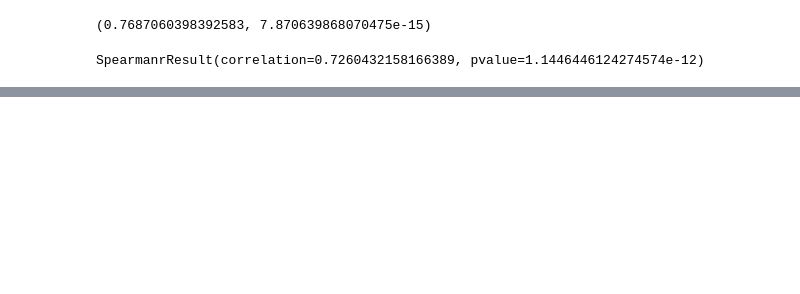
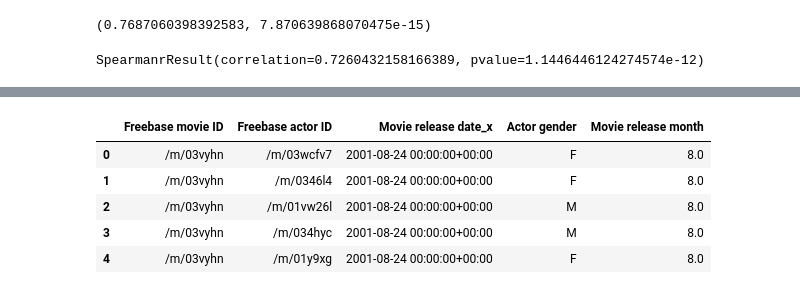
Before and after one commit to aristo6253/CS-401-ADAknow-Milestone2, a Jupyter notebook: Gender_analysis_movie_char.ipynb, the cells around one changed output, grey strips where cells are left out. Saved outputs shown, nothing was run; the diff lists cells and outputs as text; code cells hidden in the pictures; blank space fills up the shorter version.

```diff
--- a/Gender_analysis_movie_char.ipynb
+++ b/Gender_analysis_movie_char.ipynb
@@ -450,0 +484,5 @@ After the year 1941, as shown on the above graph, the reverse is shown. There is
+# %%
+#Make a dataframe with the movie release date and the actor gender
+gender_month = char_movie[['Freebase movie ID','Freebase actor ID','Movie release date_x','Actor gender']]
+#describe the dataframe
+gender_month.describe()
@@ -450,0 +495,4 @@ After the year 1941, as shown on the above graph, the reverse is shown. There is
+# %%
+#change date format and create a new column with the month only
+gender_month['Movie release date_x'] = pd.to_datetime(gender_month['Movie release date_x'], errors='coerce', utc=True)
+gender_month['Movie release month'] = gender_month['Movie release date_x'].dt.month.dropna().astype(int)
@@ -450,0 +510,9 @@ After the year 1941, as shown on the above graph, the reverse is shown. There is
+# %%
+gender_month.head()
+# %% [output]
+|  | Freebase movie ID | Freebase actor ID | Movie release date_x | Actor gender | Movie release month |
+| 0 | /m/03vyhn | /m/03wcfv7 | 2001-08-24 00:00:00+00:00 | F | 8.0 |
+| 1 | /m/03vyhn | /m/0346l4 | 2001-08-24 00:00:00+00:00 | F | 8.0 |
+| 2 | /m/03vyhn | /m/01vw26l | 2001-08-24 00:00:00+00:00 | M | 8.0 |
+| 3 | /m/03vyhn | /m/034hyc | 2001-08-24 00:00:00+00:00 | M | 8.0 |
+| 4 | /m/03vyhn | /m/01y9xg | 2001-08-24 00:00:00+00:00 | F | 8.0 |
```
Also changed, not shown: parts of 21 cells of this notebook, 1 other file.
